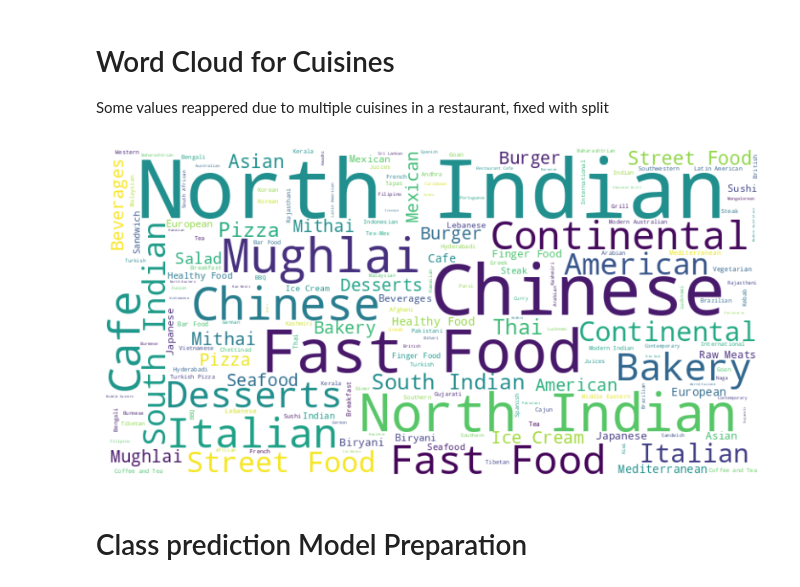
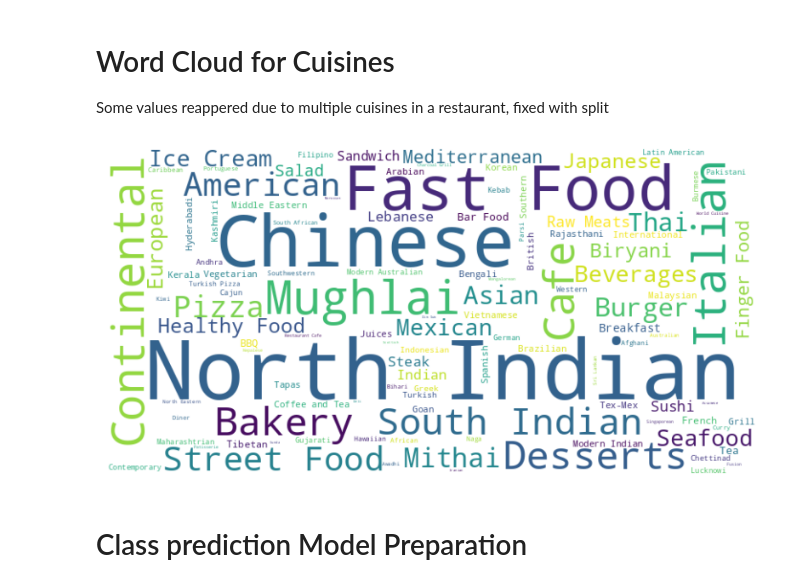
Before and after one commit to anilceyhanyeni/Data_Analysis, a Jupyter notebook: zomato.ipynb, the cells around one changed output. Drawn from its saved outputs; the diff is of its cells as text; code cells hidden in the pictures.

```diff
--- a/zomato.ipynb
+++ b/zomato.ipynb
@@ -189,15 +189,15 @@ Some values reappered due to multiple cuisines in a restaurant, fixed with split
 # %%
 # Generating word cloud for cuisines
 
-cuisine_counts = df['Cuisines'].str.split(",").explode().value_counts().to_dict()
+cuisine_counts = df['Cuisines'].str.split(",").explode().str.strip().value_counts().to_dict()
 wc = WordCloud(width=800, height=400, background_color="white").generate_from_frequencies(cuisine_counts)
 
 plt.figure(figsize=(10, 5))
 plt.imshow(wc, interpolation='bilinear')
 plt.axis("off")
 plt.show()
 # %% [output]
-[figure, old version]
+[figure, new version]
 # %% [markdown]
 # Class prediction Model Preparation
 # %% [markdown]
```
Also changed, not shown: parts of 4 cells of this notebook.
